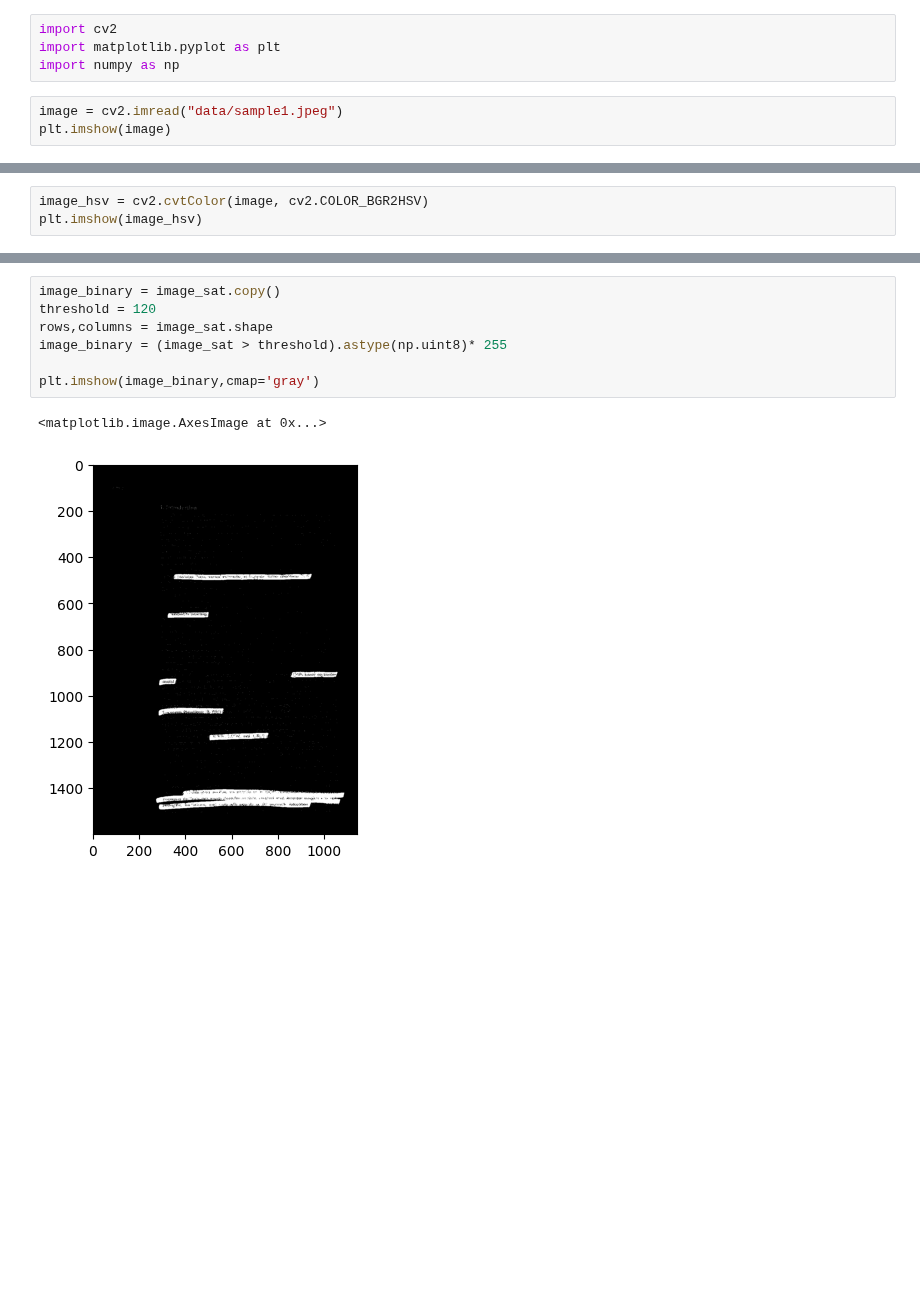
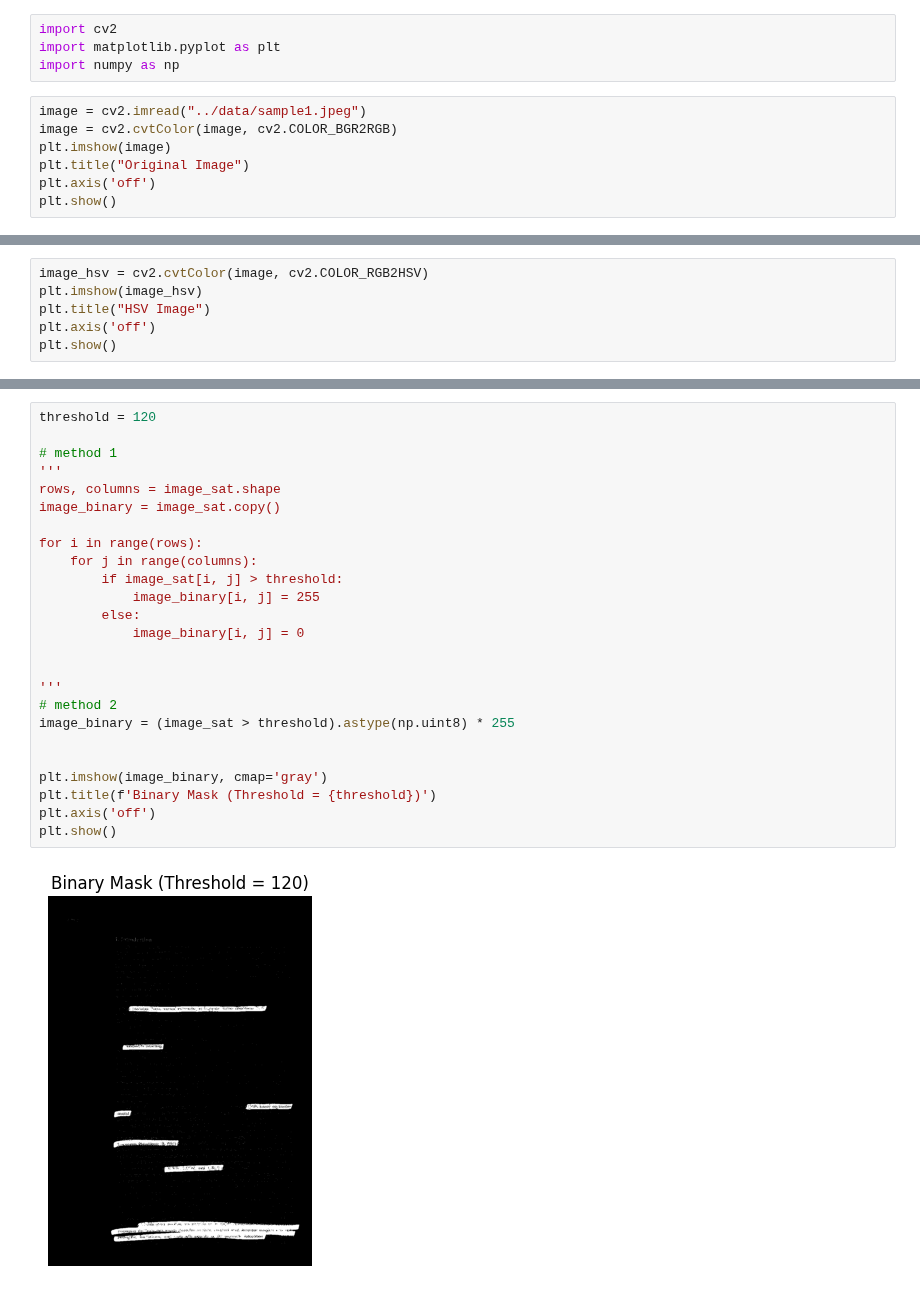
Before and after one commit to lavirox1/chromatic-highlighter-removal, a Jupyter notebook: notebooks/process.ipynb, the cells around one changed output, grey strips where cells are left out. Cells and saved outputs as stored; diff of their text form; blank space fills up the shorter version.

```diff
--- a/notebooks/process.ipynb
+++ b/notebooks/process.ipynb
@@ -3,6 +3,10 @@ import cv2
 import matplotlib.pyplot as plt
 import numpy as np
 # %%
-image = cv2.imread("data/sample1.jpeg")
+image = cv2.imread("../data/sample1.jpeg")
+image = cv2.cvtColor(image, cv2.COLOR_BGR2RGB)
 plt.imshow(image)
+plt.title("Original Image")
+plt.axis('off')
+plt.show()
 # %% [output]
@@ -11,4 +14,7 @@ plt.imshow(image)
 # %%
-image_hsv = cv2.cvtColor(image, cv2.COLOR_BGR2HSV)
+image_hsv = cv2.cvtColor(image, cv2.COLOR_RGB2HSV)
 plt.imshow(image_hsv)
+plt.title("HSV Image")
+plt.axis('off')
+plt.show()
 # %% [output]
@@ -28,12 +47,29 @@ plt.show()
 # %%
+threshold = 120
+
+# method 1
+'''
+rows, columns = image_sat.shape
 image_binary = image_sat.copy()
-threshold = 120
-rows,columns = image_sat.shape
-image_binary = (image_sat > threshold).astype(np.uint8)* 255
 
-plt.imshow(image_binary,cmap='gray')
+for i in range(rows):
+    for j in range(columns):
+        if image_sat[i, j] > threshold:
+            image_binary[i, j] = 255
+        else:
+            image_binary[i, j] = 0
+
+
+'''
+# method 2
+image_binary = (image_sat > threshold).astype(np.uint8) * 255
+
+
+plt.imshow(image_binary, cmap='gray')
+plt.title(f'Binary Mask (Threshold = {threshold})')
+plt.axis('off')
+plt.show()
 # %% [output]
-<matplotlib.image.AxesImage at 0x...>
-[figure, old version]
+[figure, new version]
 # %%
 image_hsv_new = image_hsv.copy()
```
Also changed, not shown: parts of 9 cells of this notebook, 4 other files.
